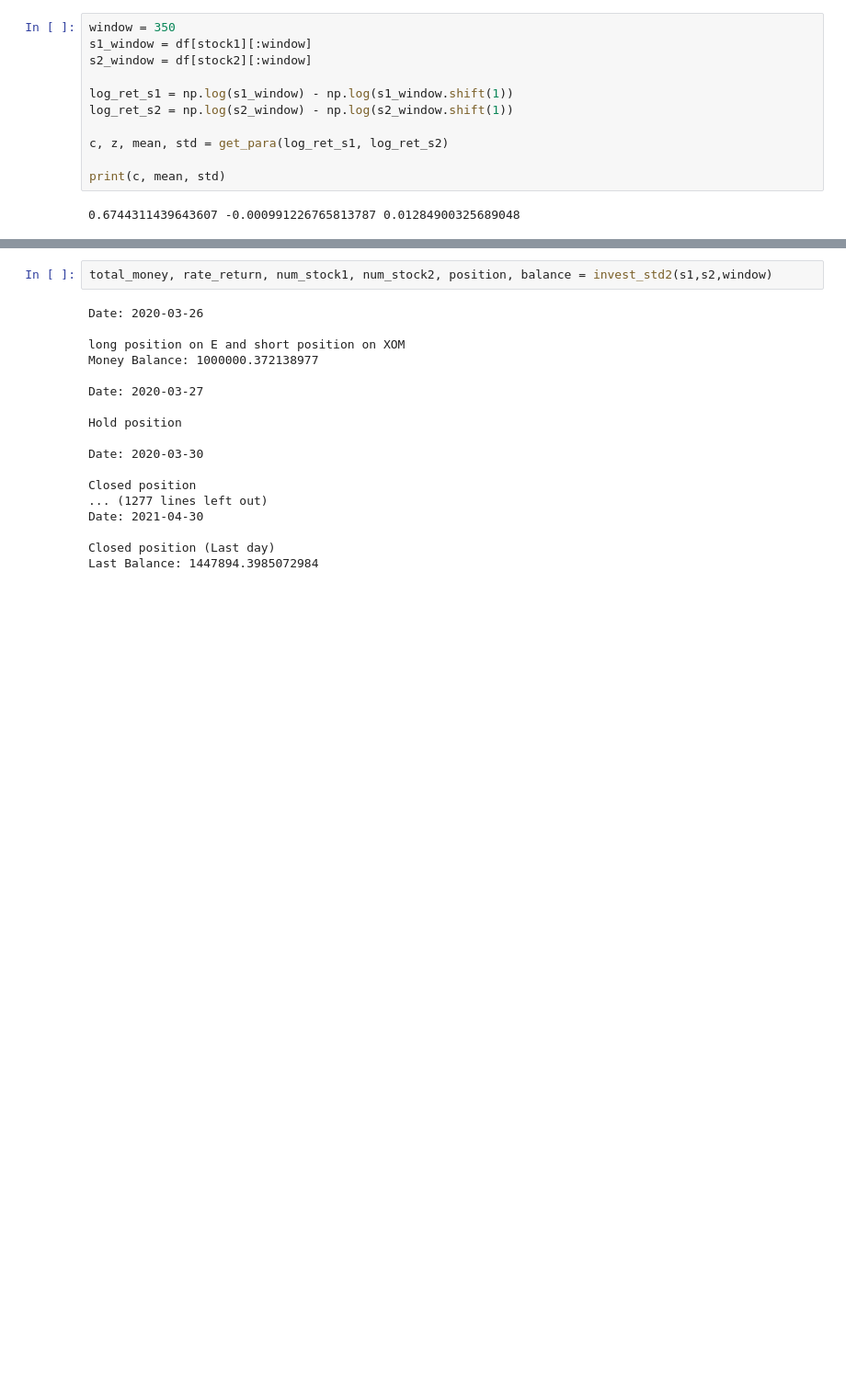
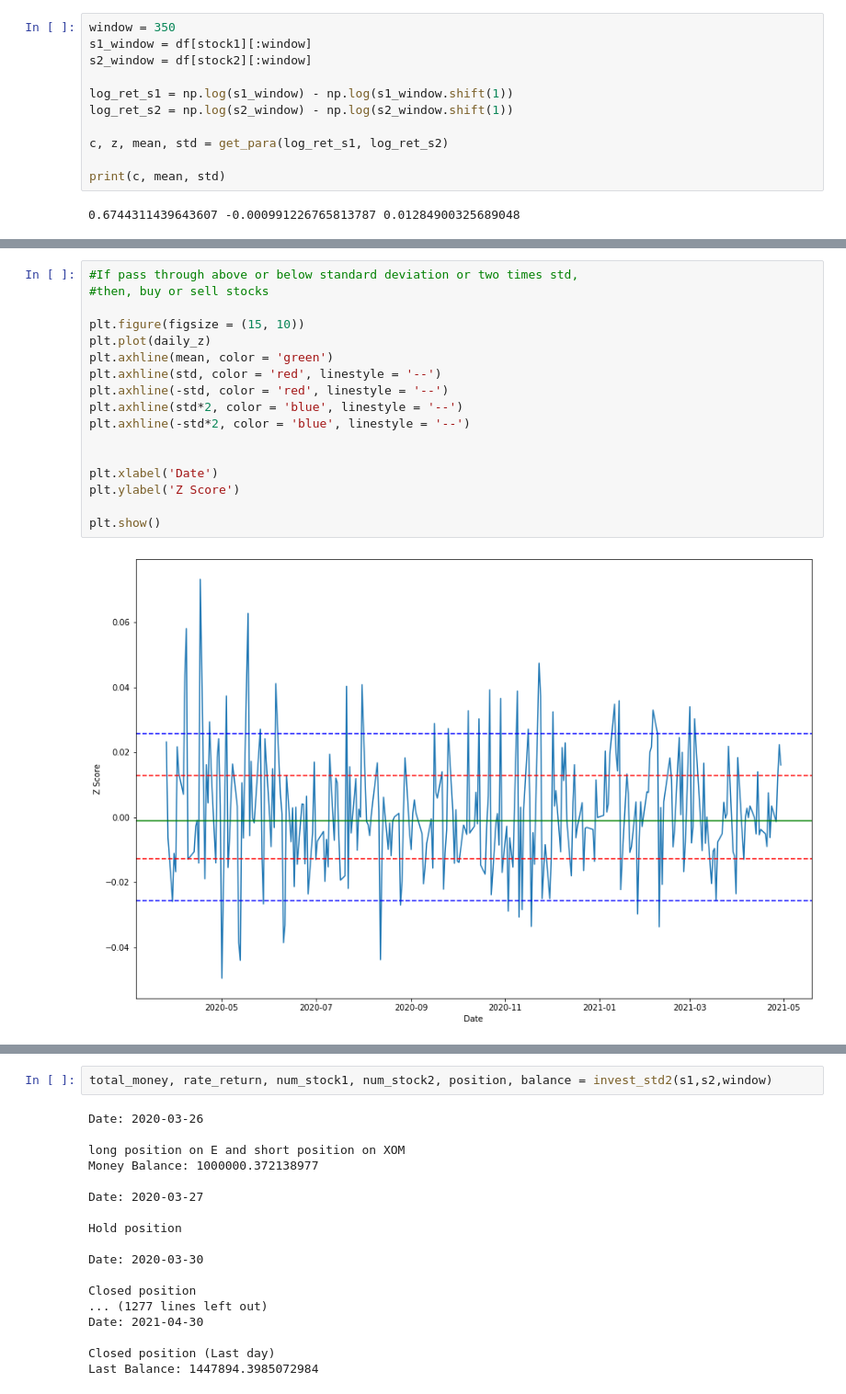
Before and after one commit to ohtack/Pairs_trading, a Jupyter notebook: Pairs_trading_v2.ipynb, the cells around one changed output, grey strips where cells are left out. Shown at 92% size. Saved outputs shown, nothing was run; the diff lists cells and outputs as text; blank space fills up the shorter version.

```diff
--- a/Pairs_trading_v2.ipynb
+++ b/Pairs_trading_v2.ipynb
@@ -250,4 +252,23 @@ daily_z
 2021-04-28    0.022332
 2021-04-29    0.016082
 Length: 276, dtype: float64
+# %%
+#If pass through above or below standard deviation or two times std,
+#then, buy or sell stocks
+
+plt.figure(figsize = (15, 10))
+plt.plot(daily_z)
+plt.axhline(mean, color = 'green')
+plt.axhline(std, color = 'red', linestyle = '--')
+plt.axhline(-std, color = 'red', linestyle = '--')
+plt.axhline(std*2, color = 'blue', linestyle = '--')
+plt.axhline(-std*2, color = 'blue', linestyle = '--')
+
+
+plt.xlabel('Date')
+plt.ylabel('Z Score')
+
+plt.show()
+# %% [output]
+[figure, added]
 # %%
```
Also changed, not shown: parts of 11 cells of this notebook, 1 other file.
